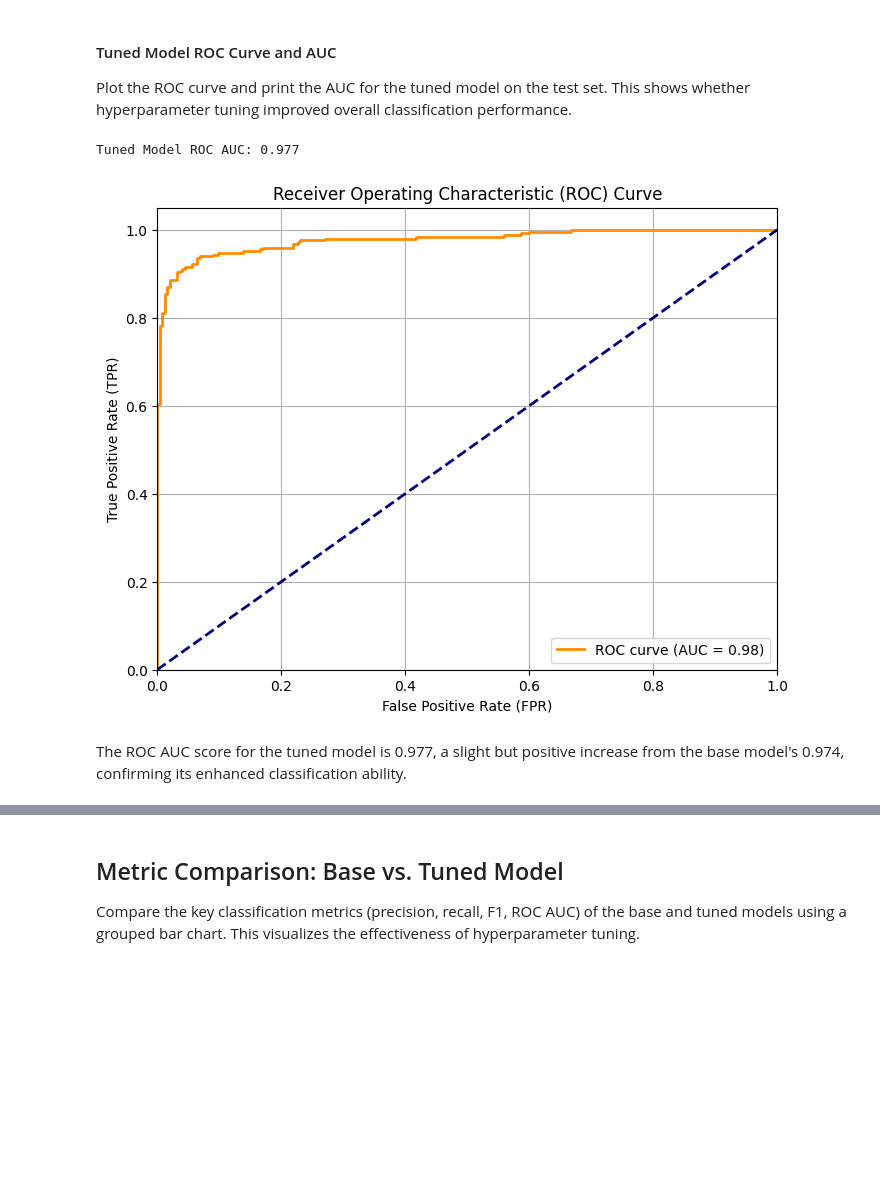
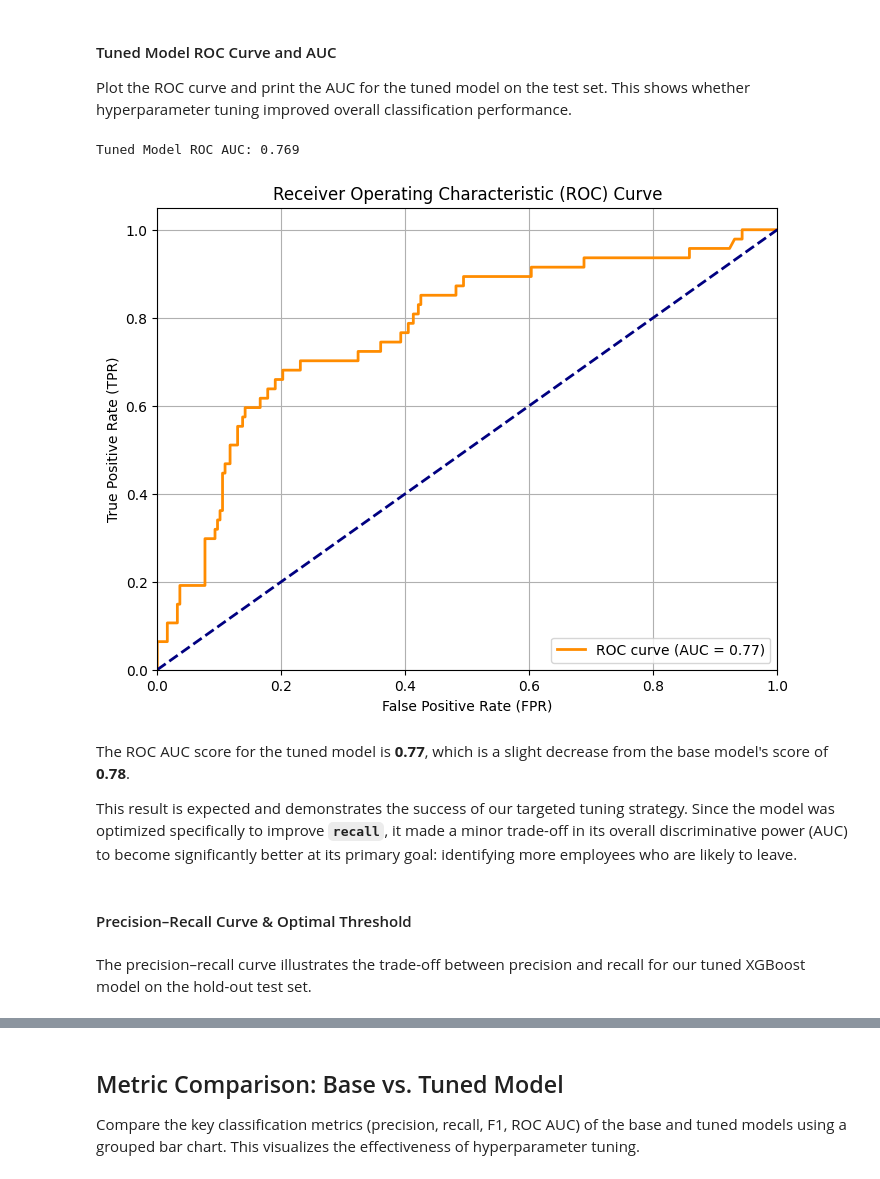
Before and after one commit to jagadeesh-usd/hr-analytics-attrition-prediction, a Jupyter notebook: notebooks/03_C_modeling_XGB.ipynb, the cells around one changed output, grey strips where cells are left out. Saved outputs shown, nothing was run; the diff lists cells and outputs as text; code cells hidden in the pictures; blank space fills up the shorter version.

Commit message:
updated XGBOOST

```diff
--- a/notebooks/03_C_modeling_XGB.ipynb
+++ b/notebooks/03_C_modeling_XGB.ipynb
@@ -436,20 +554,30 @@ We perform grid search cross-validation to optimize key XGBoost hyperparameters.
 # %%
-param_grid = {
-    'n_estimators': [100, 200],
-    'max_depth': [3, 5, 7],
-    'learning_rate': [0.01, 0.1, 0.2],
-    'subsample': [0.8, 1.0]
+param_dist = {
+    'n_estimators': [100, 200, 300, 400],
+    'max_depth': [3, 5, 7, 9],
+    'learning_rate': [0.01, 0.05, 0.1, 0.2],
+    'subsample': [0.7, 0.8, 0.9, 1.0],
+    'colsample_bytree': [0.7, 0.8, 0.9, 1.0],
+    'gamma': [0, 0.1, 0.2, 0.5],
+    'scale_pos_weight': [1, 3, 4, 5, scale_pos_weight]
 }
 
-grid_search = GridSearchCV(estimator=xgb_model,
-                           param_grid=param_grid,
-                           scoring='roc_auc',
-                           cv=3,
-                           verbose=1)
+# Use RandomizedSearchCV
+random_search = RandomizedSearchCV(
+    estimator=xgb_model,
+    param_distributions=param_dist,
+    n_iter=100,
+    scoring='recall',  # Optimize specifically for recall
+    cv=3,
+    verbose=1,
+    random_state=42,
+    n_jobs=-1
+)
 
-grid_search.fit(X_train, y_train)
+# Fit the model
+random_search.fit(X_train_res, y_train_res)
 
-# Best parameters from GridSearch
-best_params = grid_search.best_params_
+# Best parameters
+best_params = random_search.best_params_
 print("Best Parameters:", best_params)
 # %% [output]
@@ -515,0 +590,6 @@ XGBClassifier(base_score=None, booster=None, callbacks=None,
+# %%
+# Use the best model from random search
+
+best_model = random_search.best_estimator_
+
+best_model.fit(X_train_full, y_train_full)
@@ -552,13 +659,19 @@ The tuned model shows a clear improvement on the test set:
 Plot the ROC curve and print the AUC for the tuned model on the test set. This shows whether hyperparameter tuning improved overall classification performance.
 # %%
 # ROC AUC Scores
-roc_auc_tuned = auc(*roc_curve(y_test, y_pred_proba_tuned)[:2])
+roc_auc_tuned = roc_auc_score(y_test, y_pred_proba_tuned)
 
 print(f"Tuned Model ROC AUC: {roc_auc_tuned:.3f}")
 
 plot_roc_curve(y_test, y_pred_proba_tuned)
 # %% [output]
-Tuned Model ROC AUC: 0.977
+Tuned Model ROC AUC: 0.769
-[figure, old version]
+[figure, new version]
-# %% [markdown]
-The ROC AUC score for the tuned model is 0.977, a slight but positive increase from the base model's 0.974, confirming its enhanced classification ability.
+# %% [markdown]
+The ROC AUC score for the tuned model is **0.77**, which is a slight decrease from the base model's score of **0.78**.
+
+This result is expected and demonstrates the success of our targeted tuning strategy. Since the model was optimized specifically to improve **`recall`**, it made a minor trade-off in its overall discriminative power (AUC) to become significantly better at its primary goal: identifying more employees who are likely to leave.
+# %% [markdown]
+#### Precision–Recall Curve & Optimal Threshold
+# %% [markdown]
+The precision–recall curve illustrates the trade-off between precision and recall for our tuned XGBoost model on the hold-out test set.
```
Also changed, not shown: parts of 69 cells of this notebook, 1 other file.
